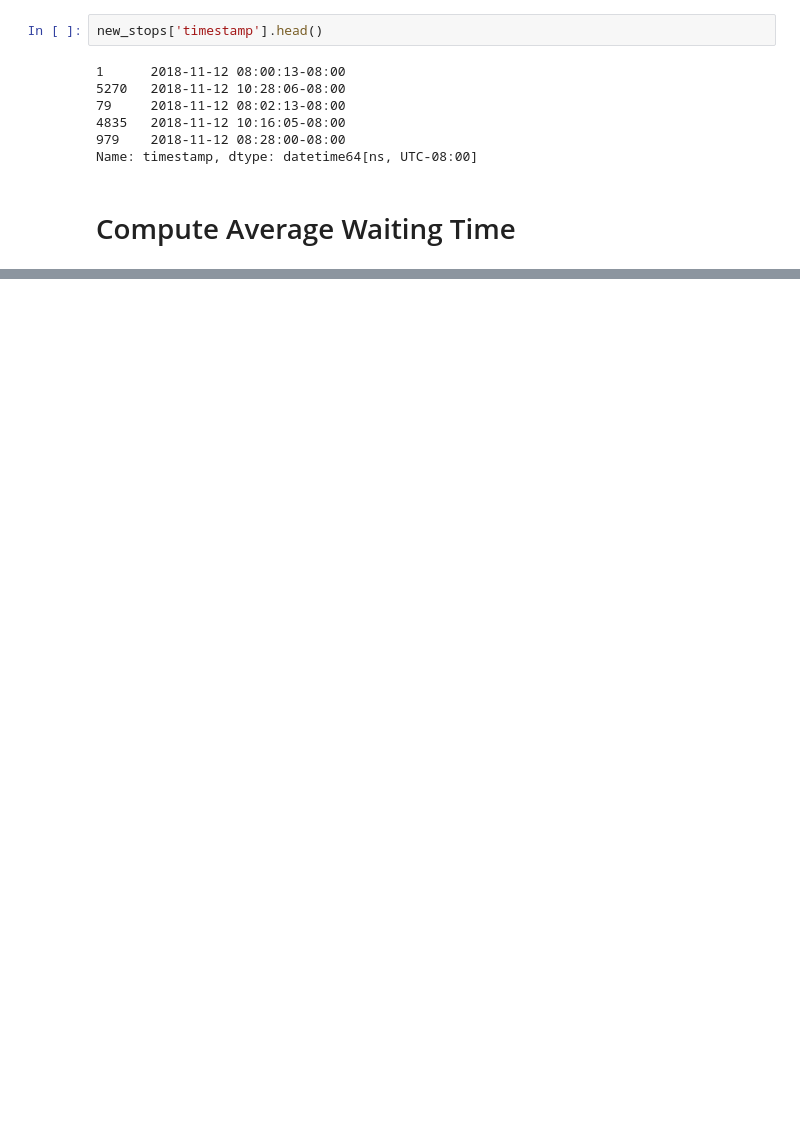
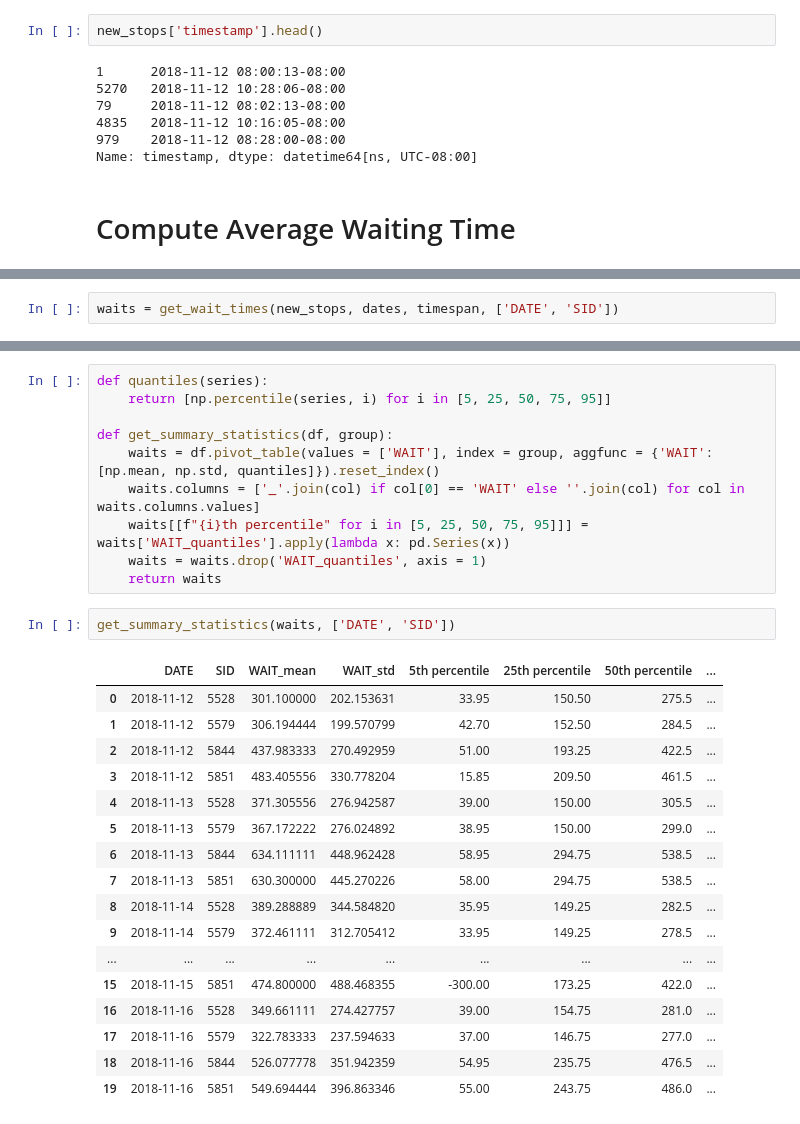
Before and after one commit to trynmaps/opentransit-metrics, a Jupyter notebook: mykelu/getstops.ipynb, the cells around one changed output, grey strips where cells are left out. Cells and saved outputs as stored; diff of their text form; blank space fills up the shorter version.

```diff
--- a/mykelu/getstops.ipynb
+++ b/mykelu/getstops.ipynb
@@ -204,0 +281,2 @@ See the caveats in the documentation: http://pandas.pydata.org/pandas-docs/stabl
+# %%
+waits = get_wait_times(new_stops, dates, timespan, ['DATE', 'SID'])
@@ -209,0 +339,30 @@ See the caveats in the documentation: http://pandas.pydata.org/pandas-docs/stabl
+# %%
+def quantiles(series):
+    return [np.percentile(series, i) for i in [5, 25, 50, 75, 95]]
+
+def get_summary_statistics(df, group):
+    waits = df.pivot_table(values = ['WAIT'], index = group, aggfunc = {'WAIT': [np.mean, np.std, quantiles]}).reset_index()
+    waits.columns = ['_'.join(col) if col[0] == 'WAIT' else ''.join(col) for col in waits.columns.values]
+    waits[[f"{i}th percentile" for i in [5, 25, 50, 75, 95]]] = waits['WAIT_quantiles'].apply(lambda x: pd.Series(x))
+    waits = waits.drop('WAIT_quantiles', axis = 1)
+    return waits
+# %%
+get_summary_statistics(waits, ['DATE', 'SID'])
+# %% [output]
+|  | DATE | SID | WAIT_mean | WAIT_std | 5th percentile | 25th percentile | 50th percentile | ... |
+| 0 | 2018-11-12 | 5528 | 301.100000 | 202.153631 | 33.95 | 150.50 | 275.5 | ... |
+| 1 | 2018-11-12 | 5579 | 306.194444 | 199.570799 | 42.70 | 152.50 | 284.5 | ... |
+| 2 | 2018-11-12 | 5844 | 437.983333 | 270.492959 | 51.00 | 193.25 | 422.5 | ... |
+| 3 | 2018-11-12 | 5851 | 483.405556 | 330.778204 | 15.85 | 209.50 | 461.5 | ... |
+| 4 | 2018-11-13 | 5528 | 371.305556 | 276.942587 | 39.00 | 150.00 | 305.5 | ... |
+| 5 | 2018-11-13 | 5579 | 367.172222 | 276.024892 | 38.95 | 150.00 | 299.0 | ... |
+| 6 | 2018-11-13 | 5844 | 634.111111 | 448.962428 | 58.95 | 294.75 | 538.5 | ... |
+| 7 | 2018-11-13 | 5851 | 630.300000 | 445.270226 | 58.00 | 294.75 | 538.5 | ... |
+| 8 | 2018-11-14 | 5528 | 389.288889 | 344.584820 | 35.95 | 149.25 | 282.5 | ... |
+| 9 | 2018-11-14 | 5579 | 372.461111 | 312.705412 | 33.95 | 149.25 | 278.5 | ... |
+| ... | ... | ... | ... | ... | ... | ... | ... | ... |
+| 15 | 2018-11-15 | 5851 | 474.800000 | 488.468355 | -300.00 | 173.25 | 422.0 | ... |
+| 16 | 2018-11-16 | 5528 | 349.661111 | 274.427757 | 39.00 | 154.75 | 281.0 | ... |
+| 17 | 2018-11-16 | 5579 | 322.783333 | 237.594633 | 37.00 | 146.75 | 277.0 | ... |
+| 18 | 2018-11-16 | 5844 | 526.077778 | 351.942359 | 54.95 | 235.75 | 476.5 | ... |
+| 19 | 2018-11-16 | 5851 | 549.694444 | 396.863346 | 55.00 | 243.75 | 486.0 | ... |
```
Also changed, not shown: parts of 16 cells of this notebook, 3 other files.
